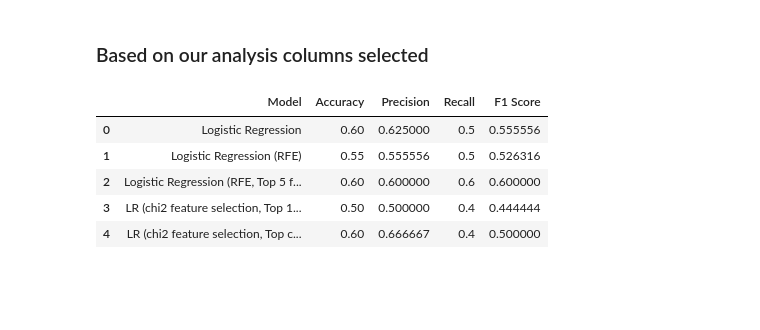
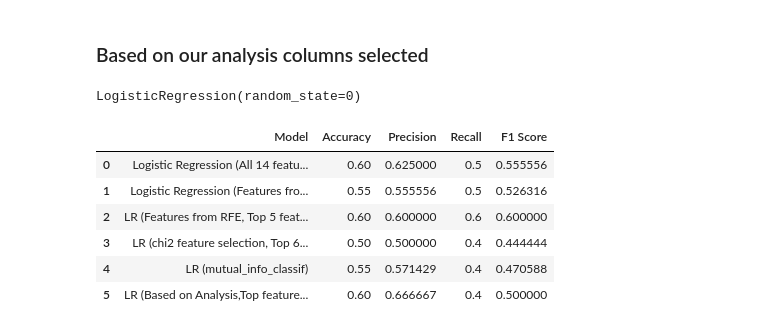
Before and after one commit to karunyads/MiniProject-FE, a Jupyter notebook: FE_PROJECT1_06.ipynb, the cells around one changed output. Saved outputs shown, nothing was run; the diff lists cells and outputs as text; code cells hidden in the pictures; blank space fills up the shorter version.

Commit message:
updated feature selection techniques

```diff
--- a/FE_PROJECT1_06.ipynb
+++ b/FE_PROJECT1_06.ipynb
@@ -813,7 +818,7 @@ prec = precision_score(y_test, y_pred)
 rec = recall_score(y_test, y_pred)
 f1 = f1_score(y_test, y_pred)
 
-model_results = pd.DataFrame([['Logistic Regression (RFE)', acc, prec, rec, f1]],
+model_results = pd.DataFrame([['Logistic Regression (Features from RFE)', acc, prec, rec, f1]],
                columns = ['Model', 'Accuracy', 'Precision', 'Recall', 'F1 Score'])
 
 results = results.append(model_results, ignore_index = True)
@@ -860,7 +867,7 @@ prec = precision_score(y_test, y_pred)
 rec = recall_score(y_test, y_pred)
 f1 = f1_score(y_test, y_pred)
 
-model_results = pd.DataFrame([['Logistic Regression (RFE, Top 5 features)', acc, prec, rec, f1]],
+model_results = pd.DataFrame([['LR (Features from RFE, Top 5 features)', acc, prec, rec, f1]],
                columns = ['Model', 'Accuracy', 'Precision', 'Recall', 'F1 Score'])
 
 results = results.append(model_results, ignore_index = True)
@@ -913,7 +922,7 @@ prec = precision_score(y_test, y_pred)
 rec = recall_score(y_test, y_pred)
 f1 = f1_score(y_test, y_pred)
 
-model_results = pd.DataFrame([['LR (chi2 feature selection, Top 15 features)', acc, prec, rec, f1]],
+model_results = pd.DataFrame([['LR (chi2 feature selection, Top 6 features)', acc, prec, rec, f1]],
                columns = ['Model', 'Accuracy', 'Precision', 'Recall', 'F1 Score'])
 
 results = results.append(model_results, ignore_index = True)
@@ -926,0 +955,17 @@ results
+# %%
+# Fitting Model to the Training Set
+classifier = LogisticRegression(random_state=0, penalty= 'l2')
+classifier.fit(X_train[["Expected CTC","Candidate source","Offered band","Relevant experience","Gender"]], y_train)
+
+# Predicting Test Set
+y_pred = classifier.predict(X_test[["Expected CTC","Candidate source","Offered band","Relevant experience","Gender"]])
+acc = accuracy_score(y_test, y_pred)
+prec = precision_score(y_test, y_pred)
+rec = recall_score(y_test, y_pred)
+f1 = f1_score(y_test, y_pred)
+
+model_results = pd.DataFrame([['LR (mutual_info_classif)', acc, prec, rec, f1]],
+               columns = ['Model', 'Accuracy', 'Precision', 'Recall', 'F1 Score'])
+
+results = results.append(model_results, ignore_index = True)
+results
@@ -929,27 +982,29 @@ results
 # %%
 # Fitting Model to the Training Set
 classifier = LogisticRegression(random_state=0, penalty= 'l2')
 classifier.fit(X_train[["Expected CTC","Time_to_join","Candidate source","Offered band","Interview rounds","Gender"]], y_train)
 
 # Predicting Test Set
 y_pred = classifier.predict(X_test[["Expected CTC","Time_to_join","Candidate source","Offered band","Interview rounds","Gender"]])
 acc = accuracy_score(y_test, y_pred)
 prec = precision_score(y_test, y_pred)
 rec = recall_score(y_test, y_pred)
 f1 = f1_score(y_test, y_pred)
 
-model_results = pd.DataFrame([['LR (chi2 feature selection, Top custom features)', acc, prec, rec, f1]],
+model_results = pd.DataFrame([['LR (Based on Analysis,Top features selected)', acc, prec, rec, f1]],
                columns = ['Model', 'Accuracy', 'Precision', 'Recall', 'F1 Score'])
 
 results = results.append(model_results, ignore_index = True)
 results
 # %% [output]
+LogisticRegression(random_state=0)
 |  | Model | Accuracy | Precision | Recall | F1 Score |
-| 0 | Logistic Regression | 0.60 | 0.625000 | 0.5 | 0.555556 |
-| 1 | Logistic Regression (RFE) | 0.55 | 0.555556 | 0.5 | 0.526316 |
-| 2 | Logistic Regression (RFE, Top 5 f... | 0.60 | 0.600000 | 0.6 | 0.600000 |
-| 3 | LR (chi2 feature selection, Top 1... | 0.50 | 0.500000 | 0.4 | 0.444444 |
-| 4 | LR (chi2 feature selection, Top c... | 0.60 | 0.666667 | 0.4 | 0.500000 |
+| 0 | Logistic Regression (All 14 featu... | 0.60 | 0.625000 | 0.5 | 0.555556 |
+| 1 | Logistic Regression (Features fro... | 0.55 | 0.555556 | 0.5 | 0.526316 |
+| 2 | LR (Features from RFE, Top 5 feat... | 0.60 | 0.600000 | 0.6 | 0.600000 |
+| 3 | LR (chi2 feature selection, Top 6... | 0.50 | 0.500000 | 0.4 | 0.444444 |
+| 4 | LR (mutual_info_classif) | 0.55 | 0.571429 | 0.4 | 0.470588 |
+| 5 | LR (Based on Analysis,Top feature... | 0.60 | 0.666667 | 0.4 | 0.500000 |
 # %%
 cm = confusion_matrix(y_test, y_pred) # rows = truth, cols = prediction
 df_cm = pd.DataFrame(cm, index = (0, 1), columns = (0, 1))
```
Also changed, not shown: parts of 14 cells of this notebook.
